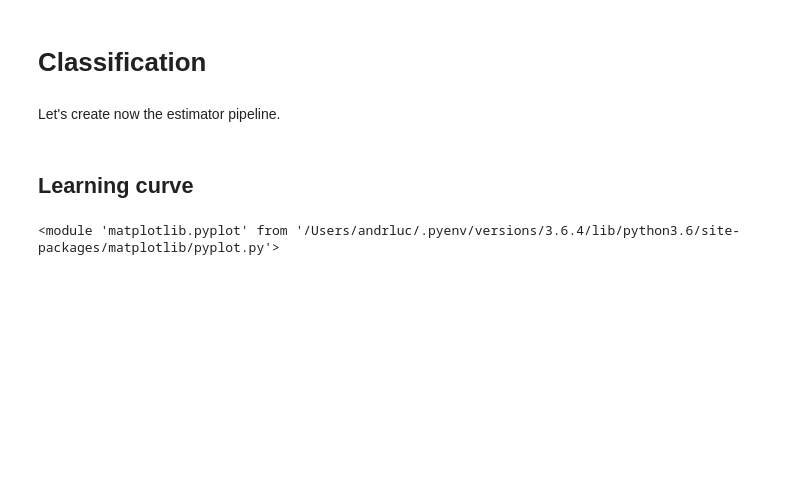
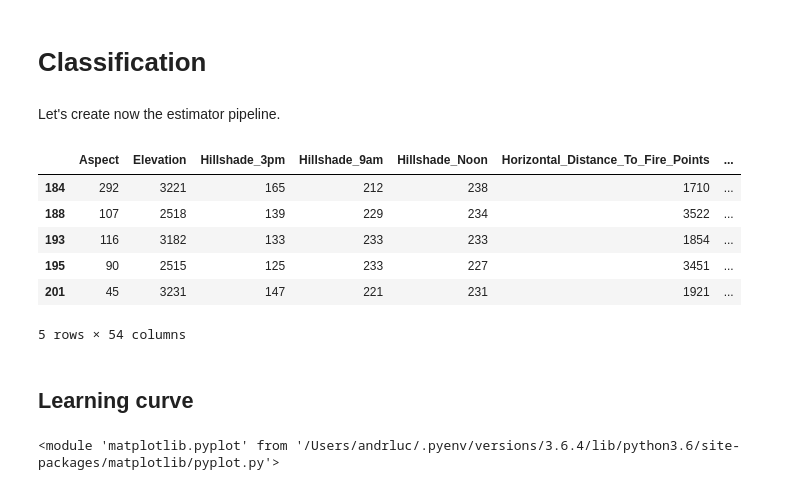
Before and after one commit to stefan-matcovici/Forest-Cover-Type-Prediction, a Jupyter notebook: 4-classification/xgboost.ipynb, the cells around one changed output. Drawn from its saved outputs; the diff is of its cells as text; code cells hidden in the pictures; blank space fills up the shorter version.

```diff
--- a/4-classification/xgboost.ipynb
+++ b/4-classification/xgboost.ipynb
@@ -39,12 +42,22 @@ Let's create now the estimator pipeline.
 # %%
 classifier = Pipeline([
 #     ('scl', StandardScaler()),
 #     ('pca', PCA(n_components=5)),
-    ('clf', xgb.XGBClassifier(objective="multi:softprob", random_state=42))
+    ('clf', xgb.XGBClassifier())
 ])
 
 X = data['train_data'][data['numerical_attributes'] + data['categorical_attributes']]
 y = data['train_data'][data['target']]
+
+X.head()
+# %% [output]
+|  | Aspect | Elevation | Hillshade_3pm | Hillshade_9am | Hillshade_Noon | Horizontal_Distance_To_Fire_Points | ... |
+| 184 | 292 | 3221 | 165 | 212 | 238 | 1710 | ... |
+| 188 | 107 | 2518 | 139 | 229 | 234 | 3522 | ... |
+| 193 | 116 | 3182 | 133 | 233 | 233 | 1854 | ... |
+| 195 | 90 | 2515 | 125 | 233 | 227 | 3451 | ... |
+| 201 | 45 | 3231 | 147 | 221 | 231 | 1921 | ... |
+5 rows × 54 columns
 # %% [markdown]
 ## Learning curve
 # %%
```
Also changed, not shown: parts of 7 cells of this notebook.
